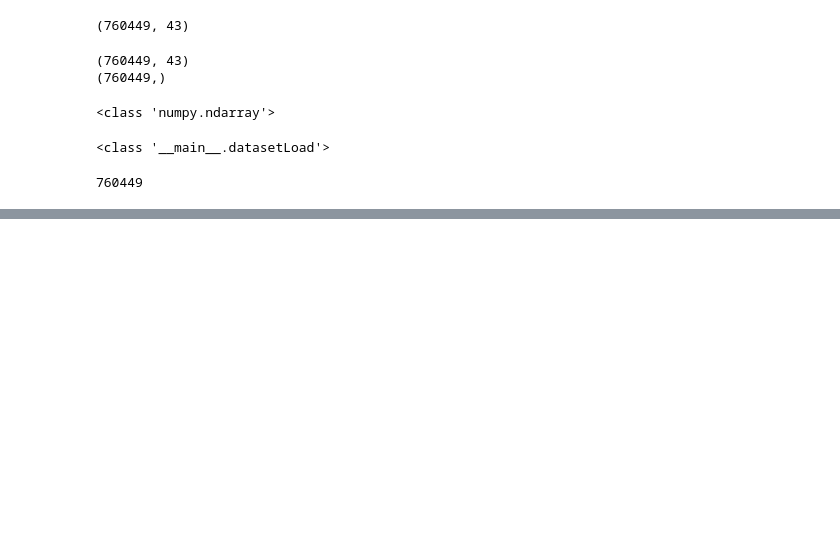
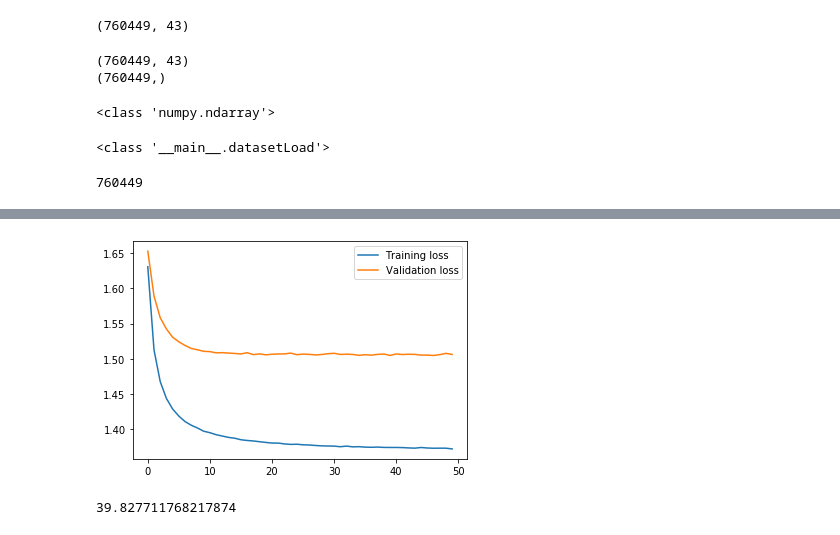
Before and after one commit to OnerInce/ml-earthquake, a Jupyter notebook: logistic_reg.ipynb, the cells around one changed output, grey strips where cells are left out. Cells and saved outputs as stored; diff of their text form; code cells hidden in the pictures; blank space fills up the shorter version.

```diff
--- a/logistic_reg.ipynb
+++ b/logistic_reg.ipynb
@@ -98,11 +115,11 @@ X_train = sc.fit_transform(X_train)
 X_val = sc.transform(X_val)
 X_test = sc.transform(X_test)
 # %%
-batch_size = 1000
+batch_size = 10000
 epochs = 50
-input_dim = first_feature_count + last_feature_count
+input_dim = 43
 output_dim = 5
-lr_rate = 0.001
+lr_rate = 0.01
 # %%
 class datasetLoad(Dataset):
     def __init__(self, features,labels):
@@ -202,0 +238,8 @@ print(b-a)
+# %%
+# plotting the training and validation loss
+plt.plot(train_loss, label='Training loss')
+plt.plot(validation_loss, label='Validation loss')
+plt.legend()
+plt.show()
+# %% [output]
+[figure, added]
@@ -202,0 +250,6 @@ print(b-a)
+# %%
+from sklearn.metrics import accuracy_score
+accuracy=accuracy_score(predicted,y_test)
+accuracy*100
+# %% [output]
+39.827711768217874
```
Also changed, not shown: parts of 9 cells of this notebook.
